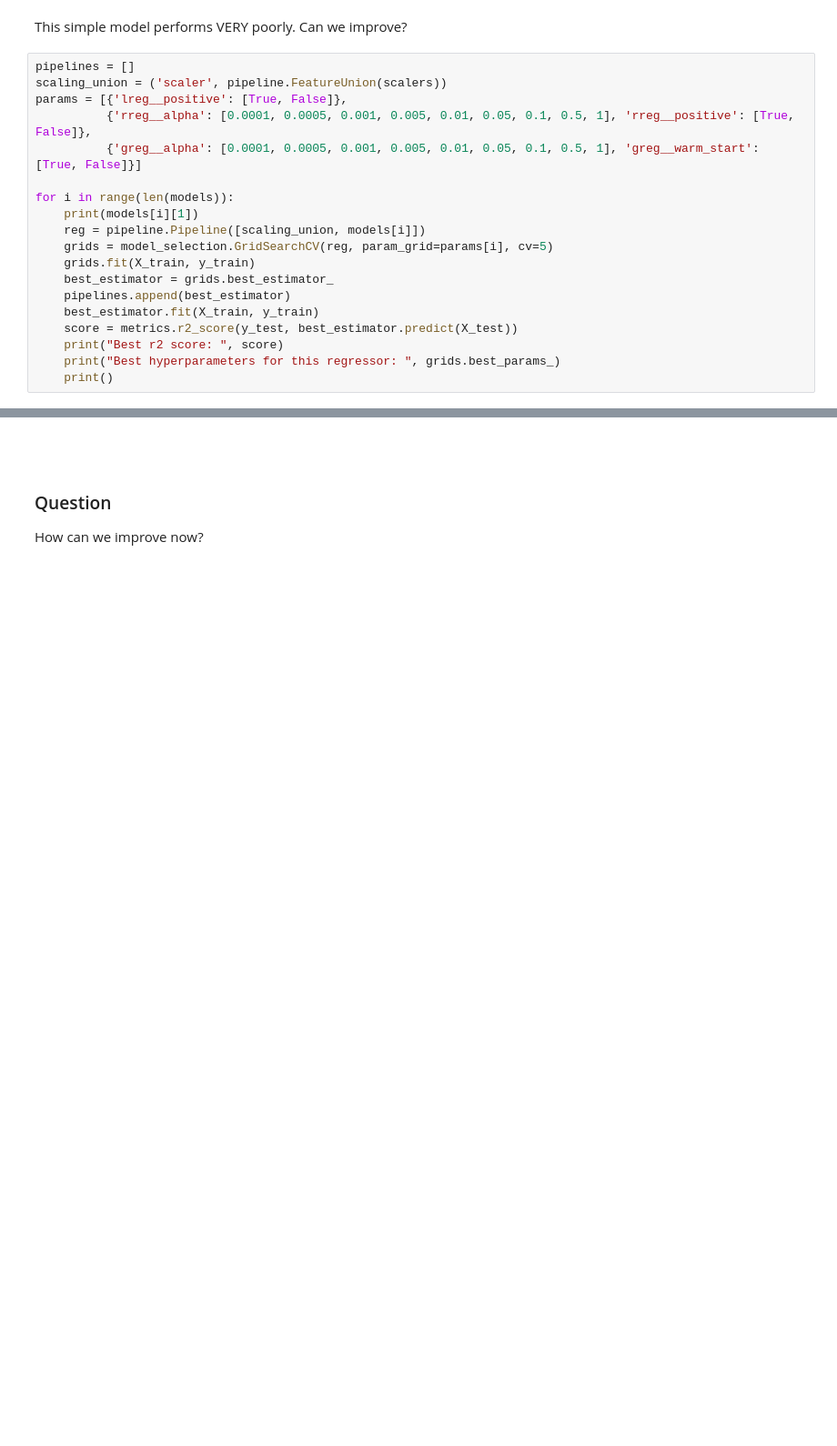
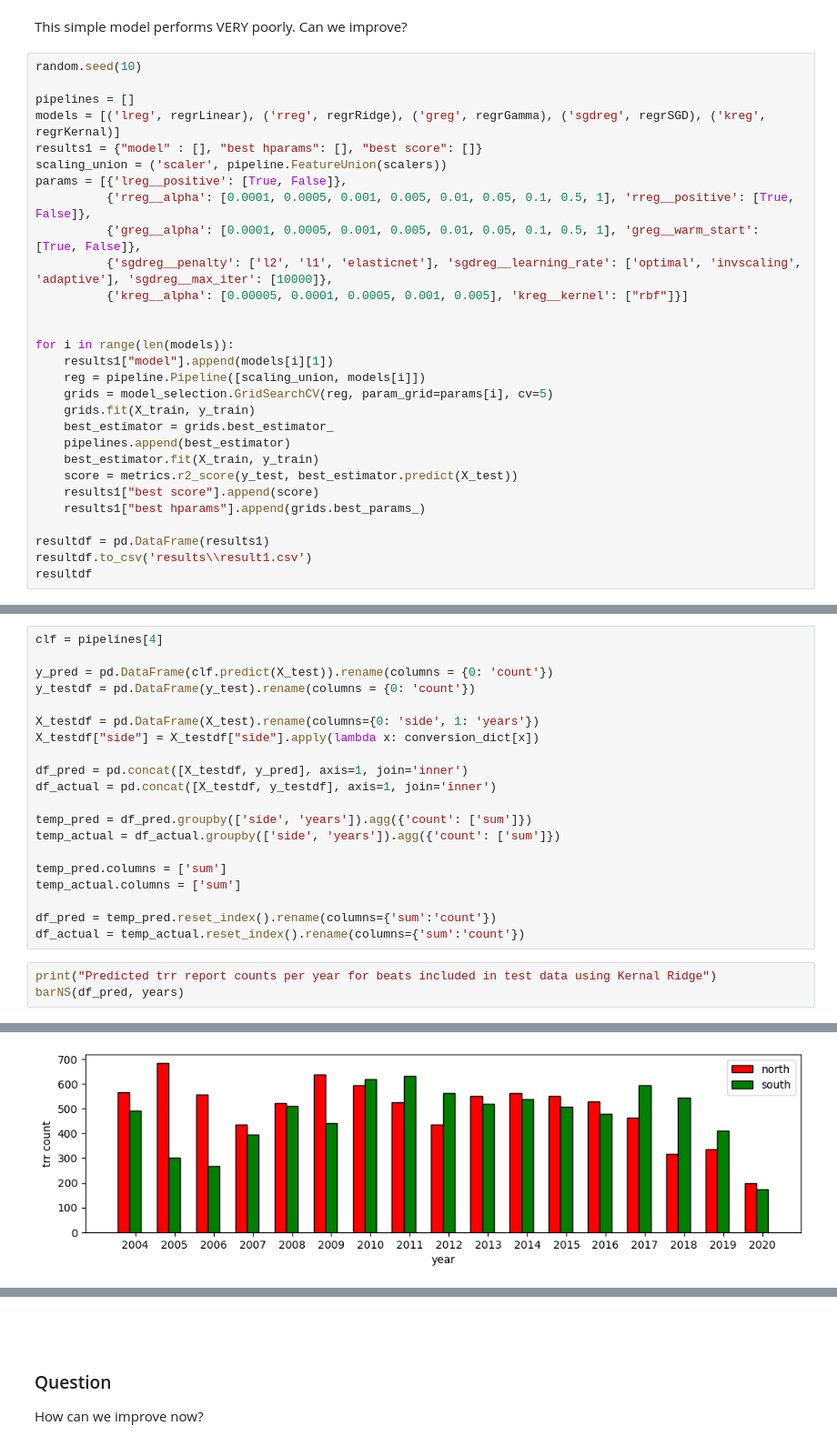
Before and after one commit to ShaliniR8/WiseKingfishers, a Jupyter notebook: cpdbML.ipynb, the cells around one changed output, grey strips where cells are left out. Shown at 91% size. Drawn from its saved outputs; the diff is of its cells as text; blank space fills up the shorter version.

```diff
--- a/cpdbML.ipynb
+++ b/cpdbML.ipynb
@@ -244,14 +296,21 @@ metrics.r2_score(y_test, regrLinear.predict(X_test))
 # %% [markdown]
 This simple model performs VERY poorly. Can we improve?
 # %%
+random.seed(10)
+
 pipelines = []
+models = [('lreg', regrLinear), ('rreg', regrRidge), ('greg', regrGamma), ('sgdreg', regrSGD), ('kreg', regrKernal)]
+results1 = {"model" : [], "best hparams": [], "best score": []}
 scaling_union = ('scaler', pipeline.FeatureUnion(scalers))
 params = [{'lreg__positive': [True, False]},
           {'rreg__alpha': [0.0001, 0.0005, 0.001, 0.005, 0.01, 0.05, 0.1, 0.5, 1], 'rreg__positive': [True, False]},
-          {'greg__alpha': [0.0001, 0.0005, 0.001, 0.005, 0.01, 0.05, 0.1, 0.5, 1], 'greg__warm_start': [True, False]}]
+          {'greg__alpha': [0.0001, 0.0005, 0.001, 0.005, 0.01, 0.05, 0.1, 0.5, 1], 'greg__warm_start': [True, False]},
+          {'sgdreg__penalty': ['l2', 'l1', 'elasticnet'], 'sgdreg__learning_rate': ['optimal', 'invscaling', 'adaptive'], 'sgdreg__max_iter': [10000]},
+          {'kreg__alpha': [0.00005, 0.0001, 0.0005, 0.001, 0.005], 'kreg__kernel': ["rbf"]}]
+
 
 for i in range(len(models)):
-    print(models[i][1])
+    results1["model"].append(models[i][1])
     reg = pipeline.Pipeline([scaling_union, models[i]])
     grids = model_selection.GridSearchCV(reg, param_grid=params[i], cv=5)
     grids.fit(X_train, y_train)
@@ -259,7 +318,10 @@ for i in range(len(models)):
     pipelines.append(best_estimator)
     best_estimator.fit(X_train, y_train)
     score = metrics.r2_score(y_test, best_estimator.predict(X_test))
-    print("Best r2 score: ", score)
-    print("Best hyperparameters for this regressor: ", grids.best_params_)
-    print()
+    results1["best score"].append(score)
+    results1["best hparams"].append(grids.best_params_)
+
+resultdf = pd.DataFrame(results1)
+resultdf.to_csv('results\\result1.csv')
+resultdf
 # %% [output]
@@ -278,0 +343,24 @@ A little better than what we had before. We should use the first the linear regr
+# %%
+clf = pipelines[4]
+
+y_pred = pd.DataFrame(clf.predict(X_test)).rename(columns = {0: 'count'})
+y_testdf = pd.DataFrame(y_test).rename(columns = {0: 'count'})
+
+X_testdf = pd.DataFrame(X_test).rename(columns={0: 'side', 1: 'years'})
+X_testdf["side"] = X_testdf["side"].apply(lambda x: conversion_dict[x])
+
+df_pred = pd.concat([X_testdf, y_pred], axis=1, join='inner')
+df_actual = pd.concat([X_testdf, y_testdf], axis=1, join='inner')
+
+temp_pred = df_pred.groupby(['side', 'years']).agg({'count': ['sum']})
+temp_actual = df_actual.groupby(['side', 'years']).agg({'count': ['sum']})
+
+temp_pred.columns = ['sum']
+temp_actual.columns = ['sum']
+
+df_pred = temp_pred.reset_index().rename(columns={'sum':'count'})
+df_actual = temp_actual.reset_index().rename(columns={'sum':'count'})
+# %%
+print("Predicted trr report counts per year for beats included in test data using Kernal Ridge")
+barNS(df_pred, years)
+# %% [output]
@@ -278,0 +368 @@ A little better than what we had before. We should use the first the linear regr
+[figure, added]
```
Also changed, not shown: parts of 23 cells of this notebook, 2 other files.
